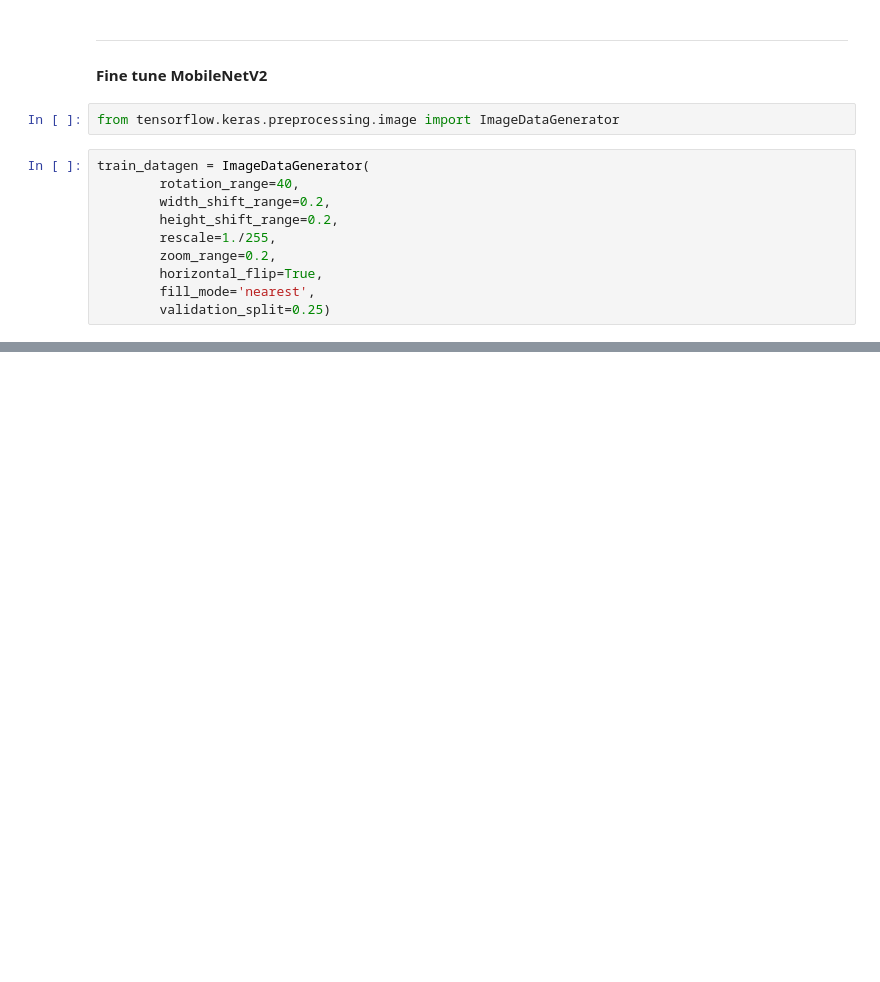
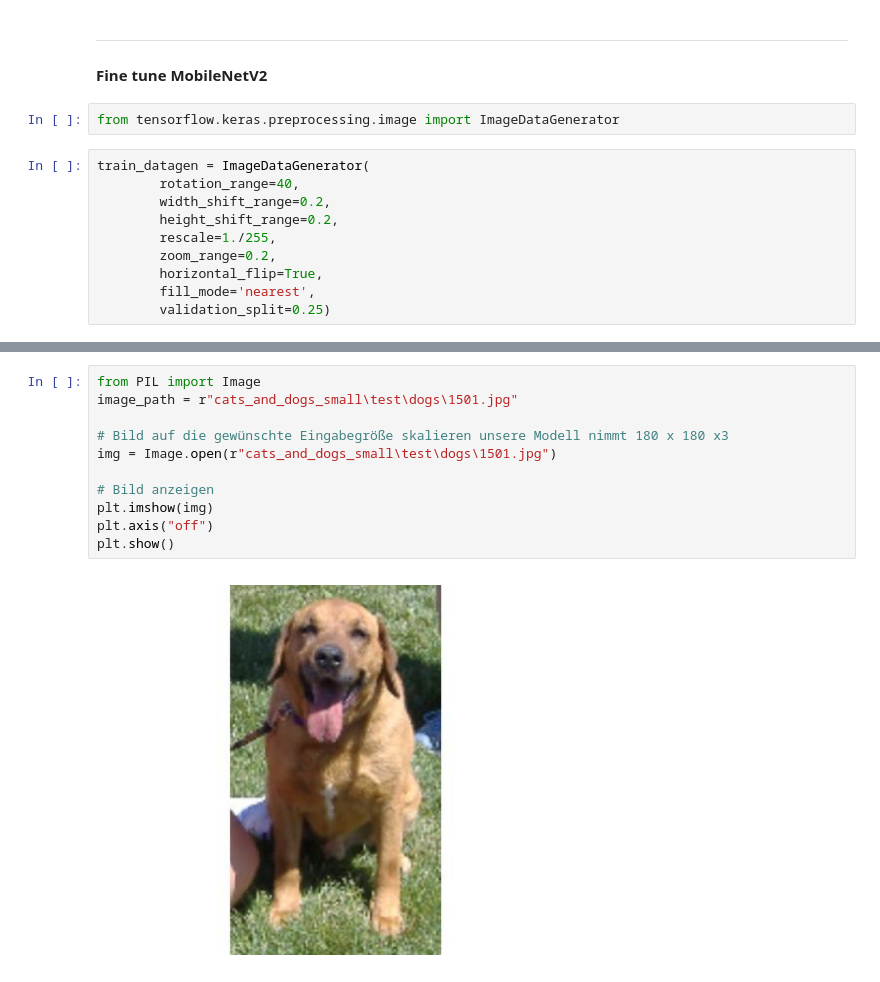
Before and after one commit to RiccardoDAndrea/SceneDetect, a Jupyter notebook: analyse_v2.ipynb, the cells around one changed output, grey strips where cells are left out. Saved outputs shown, nothing was run; the diff lists cells and outputs as text; blank space fills up the shorter version.

```diff
--- a/analyse_v2.ipynb
+++ b/analyse_v2.ipynb
@@ -659,0 +668,13 @@ hub_model = torch.hub.load(
+# %%
+from PIL import Image
+image_path = r"cats_and_dogs_small\test\dogs\1501.jpg"
+
+# Bild auf die gewünschte Eingabegröße skalieren unsere Modell nimmt 180 x 180 x3
+img = Image.open(r"cats_and_dogs_small\test\dogs\1501.jpg")
+
+# Bild anzeigen
+plt.imshow(img)
+plt.axis("off")
+plt.show()
+# %% [output]
+[figure, added]
```
Also changed, not shown: parts of 20 cells of this notebook.
